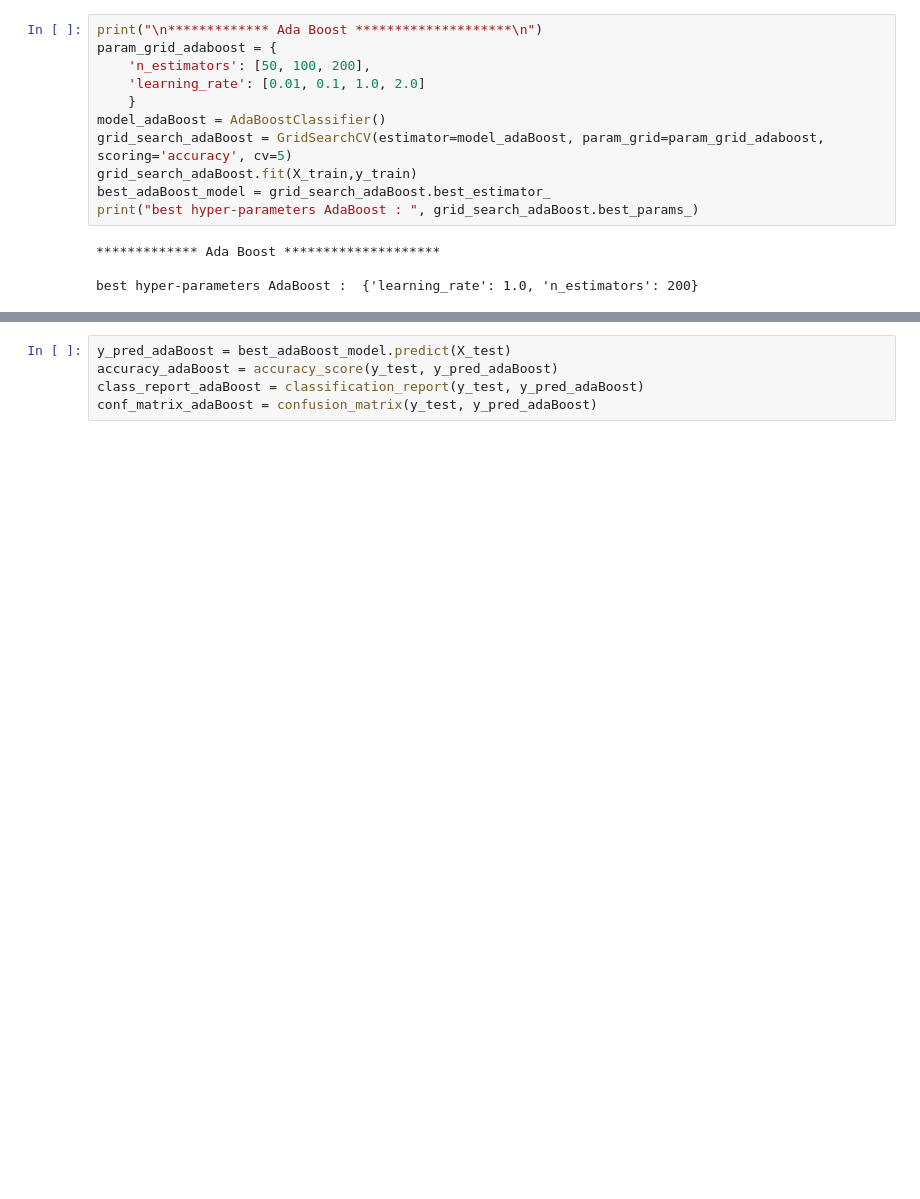
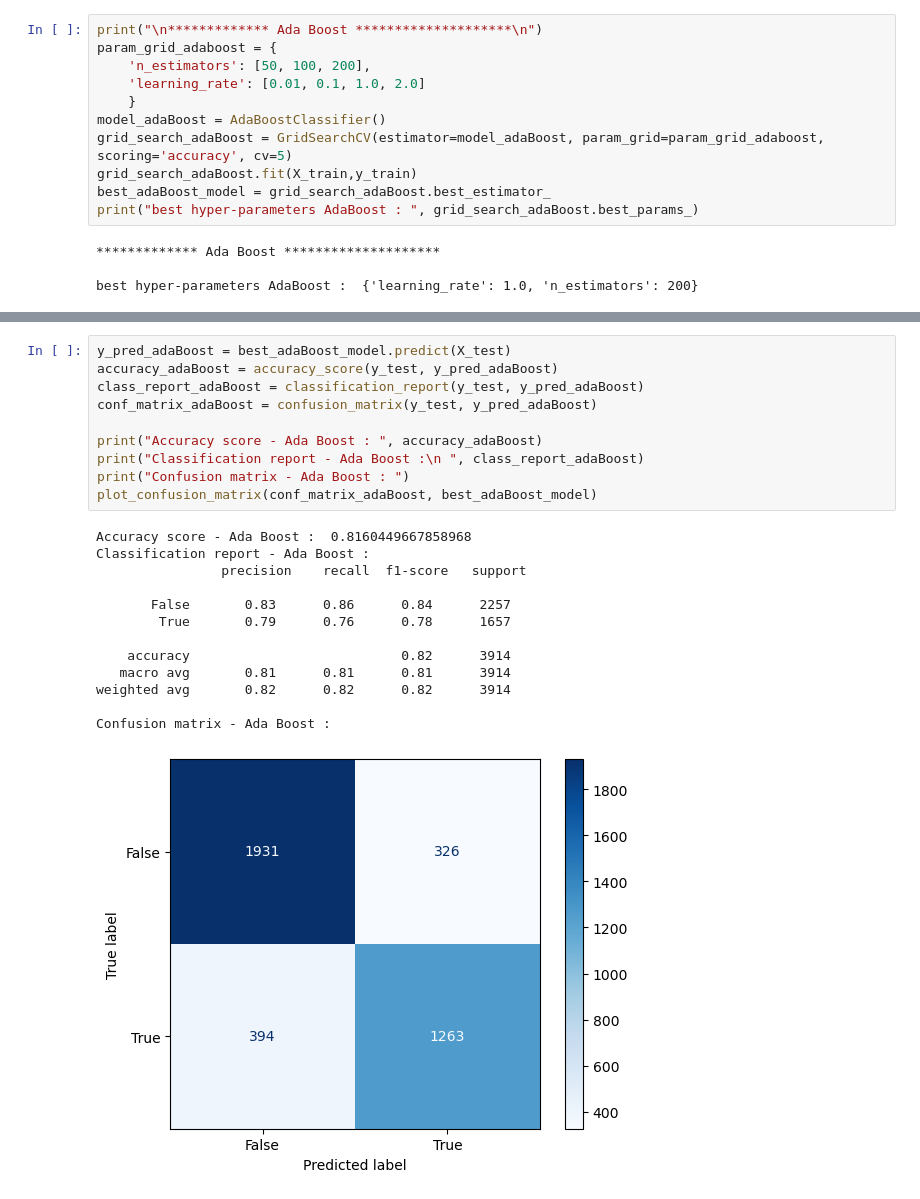
Before and after one commit to GhizlaneBadaoui/supervisedML, a Jupyter notebook: TP1_SML.ipynb, the cells around one changed output, grey strips where cells are left out. Cells and saved outputs as stored; diff of their text form; blank space fills up the shorter version.

```diff
--- a/TP1_SML.ipynb
+++ b/TP1_SML.ipynb
@@ -131,8 +174,27 @@ conf_matrix_randomF = confusion_matrix(y_test, y_pred_randomF)
 # %%
 y_pred_adaBoost = best_adaBoost_model.predict(X_test)
 accuracy_adaBoost = accuracy_score(y_test, y_pred_adaBoost)
 class_report_adaBoost = classification_report(y_test, y_pred_adaBoost)
 conf_matrix_adaBoost = confusion_matrix(y_test, y_pred_adaBoost)
+
+print("Accuracy score - Ada Boost : ", accuracy_adaBoost)
+print("Classification report - Ada Boost :\n ", class_report_adaBoost)
+print("Confusion matrix - Ada Boost : ")
+plot_confusion_matrix(conf_matrix_adaBoost, best_adaBoost_model)
+# %% [output]
+Accuracy score - Ada Boost :  0.8160449667858968
+Classification report - Ada Boost :
+                precision    recall  f1-score   support
+
+       False       0.83      0.86      0.84      2257
+        True       0.79      0.76      0.78      1657
+
+    accuracy                           0.82      3914
+   macro avg       0.81      0.81      0.81      3914
+weighted avg       0.82      0.82      0.82      3914
+
+Confusion matrix - Ada Boost :
+[figure, added]
 # %%
 y_pred_GradientBoost = best_GradientBoost_model.predict(X_test)
 accuracy_GradientBoost = accuracy_score(y_test, y_pred_GradientBoost)
```
Also changed, not shown: parts of 21 cells of this notebook.
